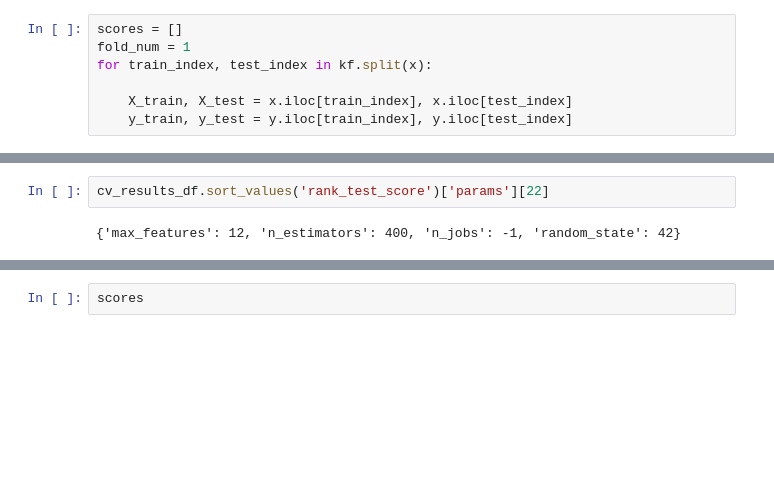
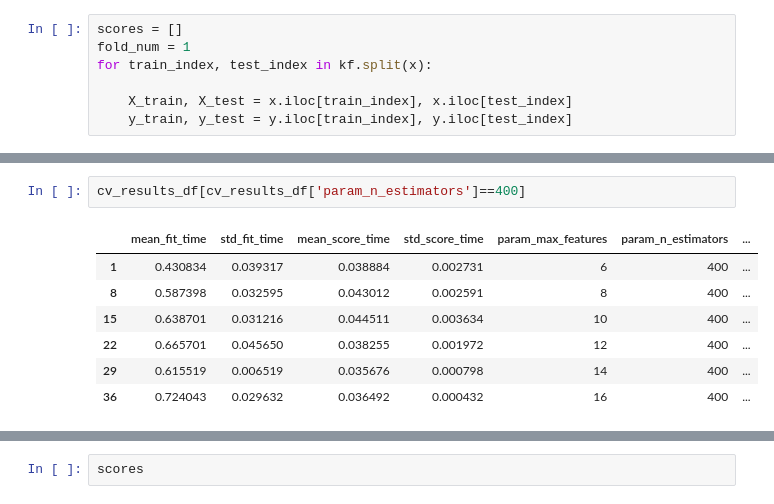
Before and after one commit to liu-roger/ames_housing_price, a Jupyter notebook: rf_top_25_features_basic.ipynb, the cells around one changed output, grey strips where cells are left out. Cells and saved outputs as stored; diff of their text form; blank space fills up the shorter version.

```diff
--- a/rf_top_25_features_basic.ipynb
+++ b/rf_top_25_features_basic.ipynb
@@ -601,4 +623,10 @@ cv_results_df
 # %%
-cv_results_df.sort_values('rank_test_score')['params'][22]
+cv_results_df[cv_results_df['param_n_estimators']==400]
 # %% [output]
-{'max_features': 12, 'n_estimators': 400, 'n_jobs': -1, 'random_state': 42}
+|  | mean_fit_time | std_fit_time | mean_score_time | std_score_time | param_max_features | param_n_estimators | ... |
+| 1 | 0.430834 | 0.039317 | 0.038884 | 0.002731 | 6 | 400 | ... |
+| 8 | 0.587398 | 0.032595 | 0.043012 | 0.002591 | 8 | 400 | ... |
+| 15 | 0.638701 | 0.031216 | 0.044511 | 0.003634 | 10 | 400 | ... |
+| 22 | 0.665701 | 0.045650 | 0.038255 | 0.001972 | 12 | 400 | ... |
+| 29 | 0.615519 | 0.006519 | 0.035676 | 0.000798 | 14 | 400 | ... |
+| 36 | 0.724043 | 0.029632 | 0.036492 | 0.000432 | 16 | 400 | ... |
```
Also changed, not shown: parts of 23 cells of this notebook, 2 other files.
